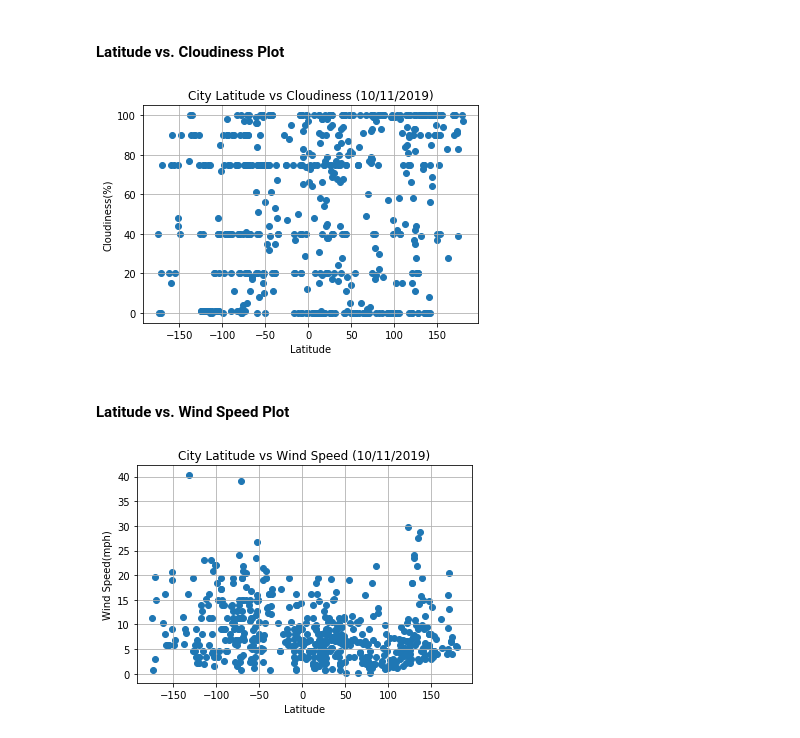
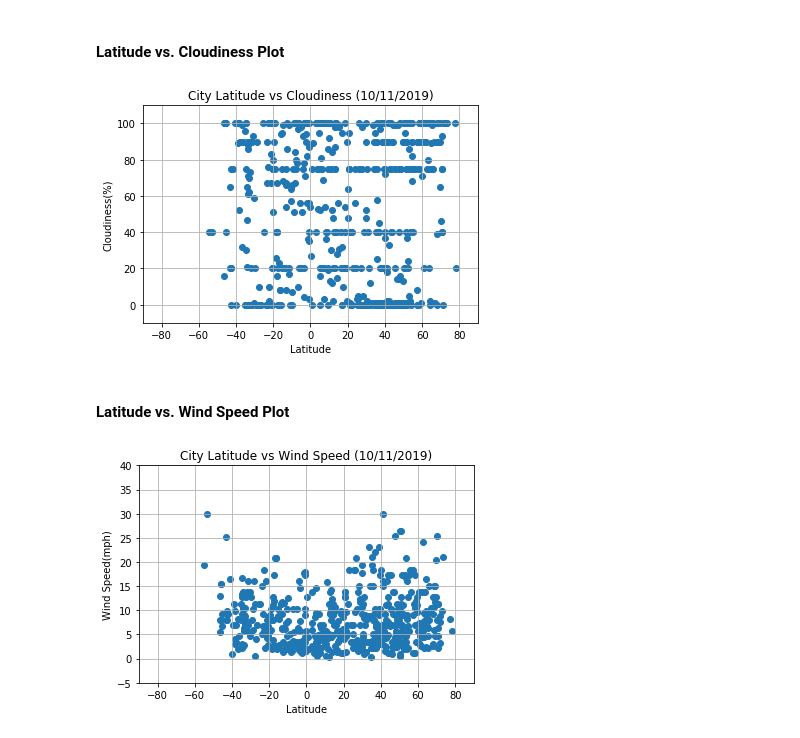
Before and after one commit to jbell69/python-api-challenge, a Jupyter notebook: WeatherPy/WeatherPy.ipynb, the cells around one changed output. Cells and saved outputs as stored; diff of their text form; code cells hidden in the pictures.

```diff
--- a/WeatherPy/WeatherPy.ipynb
+++ b/WeatherPy/WeatherPy.ipynb
@@ -88,8 +88,8 @@ for city in cities:
     try:
         name.append(weather_json['name'])
         country.append(weather_json['sys']['country'])
-        lat.append(weather_json['coord']['lon'])
-        long.append(weather_json['coord']['lat'])
+        lat.append(weather_json['coord']['lat'])
+        long.append(weather_json['coord']['lon'])
         temp_max.append(weather_json['main']['temp_max'])
         humidity.append(weather_json['main']['humidity'])
         cloudiness.append(weather_json['clouds']['all'])
@@ -191,20 +198,23 @@ plt.show()
 # %%
 # Build a scatter plot for Latitude vs Cloudiness
 plt.scatter(weather_df["Latitude"], weather_df["Cloudiness"], marker="o")
 
 # Incorporate the other graph properties
 plt.title(f"City Latitude vs Cloudiness {datetime.datetime.now():(%m/%d/%Y)}")
 plt.ylabel("Cloudiness(%)")
 plt.xlabel("Latitude")
 plt.grid(True)
 
+plt.xlim([-90,90])
+plt.ylim([-10,110])
+
 # Save the figure
 plt.savefig("CloudinessInWorldCitiesbyLatitude.png")
 
 # Show plot
 plt.show()
 # %% [output]
-[figure, old version]
+[figure, new version]
 # %% [markdown]
 #### Latitude vs. Wind Speed Plot
 # %%
@@ -217,10 +227,13 @@ plt.ylabel("Wind Speed(mph)")
 plt.xlabel("Latitude")
 plt.grid(True)
 
+plt.xlim([-90,90])
+plt.ylim([-5,40])
+
 # Save the figure
 plt.savefig("WindSpeedInWorldCitiesbyLatitude.png")
 
 # Show plot
 plt.show()
 # %% [output]
-[figure, old version]
+[figure, new version]
```
Also changed, not shown: parts of 5 cells of this notebook, 10 other files.
